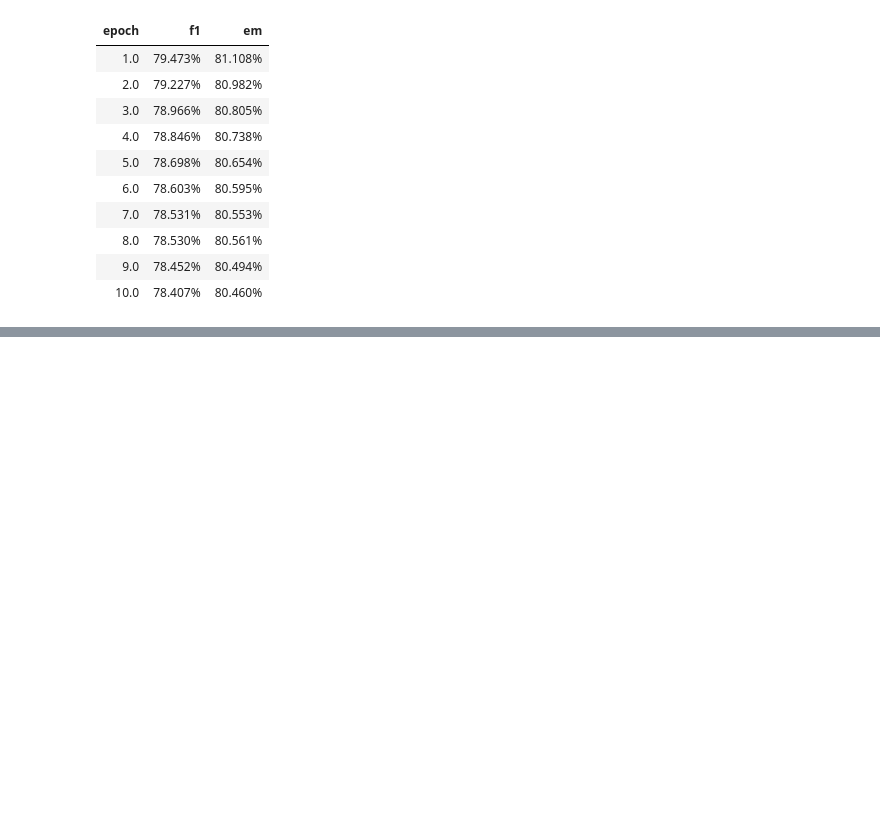
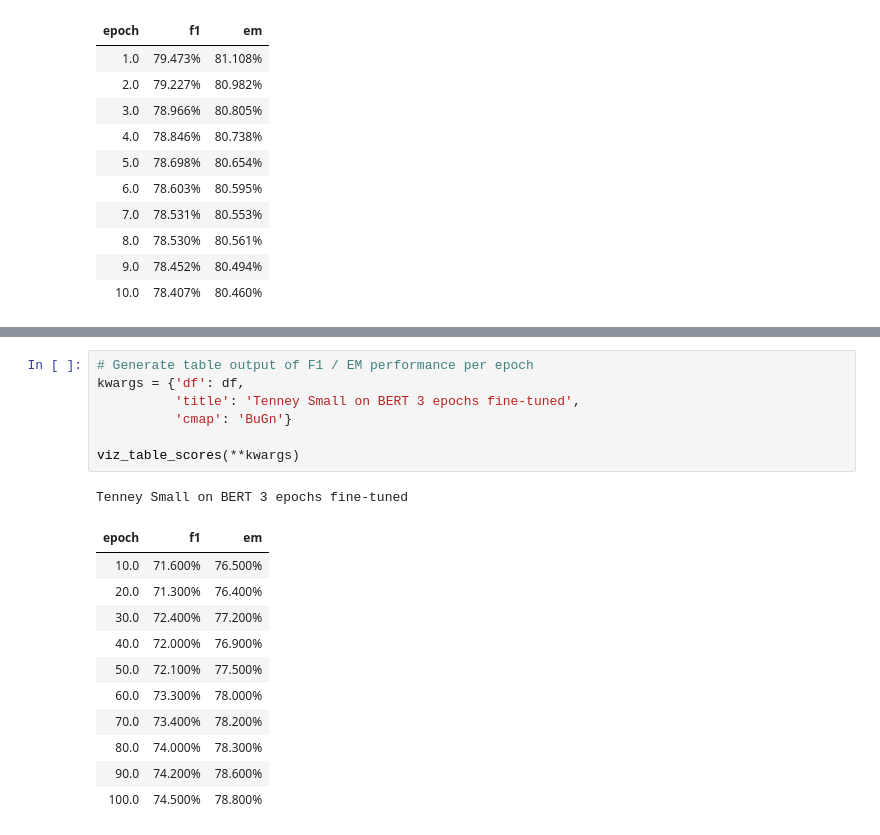
Before and after one commit to cbenge509/BERTVision, a Jupyter notebook: notebooks/Performance Reporting.ipynb, the cells around one changed output, grey strips where cells are left out. Cells and saved outputs as stored; diff of their text form; blank space fills up the shorter version.

```diff
--- a/notebooks/Performance Reporting.ipynb
+++ b/notebooks/Performance Reporting.ipynb
@@ -884,0 +1030,20 @@ viz_bert_performance(**kwargs)
+# %%
+# Generate table output of F1 / EM performance per epoch
+kwargs = {'df': df,
+          'title': 'Tenney Small on BERT 3 epochs fine-tuned',
+          'cmap': 'BuGn'}
+
+viz_table_scores(**kwargs)
+# %% [output]
+Tenney Small on BERT 3 epochs fine-tuned
+| epoch | f1 | em |
+| 10.0 | 71.600% | 76.500% |
+| 20.0 | 71.300% | 76.400% |
+| 30.0 | 72.400% | 77.200% |
+| 40.0 | 72.000% | 76.900% |
+| 50.0 | 72.100% | 77.500% |
+| 60.0 | 73.300% | 78.000% |
+| 70.0 | 73.400% | 78.200% |
+| 80.0 | 74.000% | 78.300% |
+| 90.0 | 74.200% | 78.600% |
+| 100.0 | 74.500% | 78.800% |
```
Also changed, not shown: parts of 5 cells of this notebook, 19 other files.
